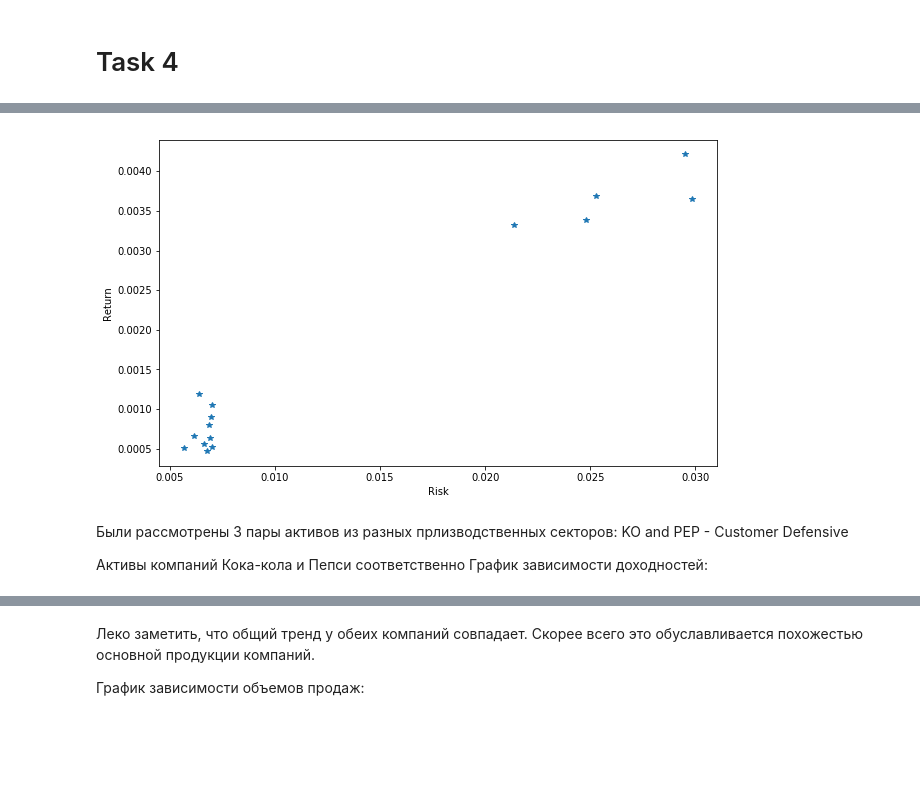
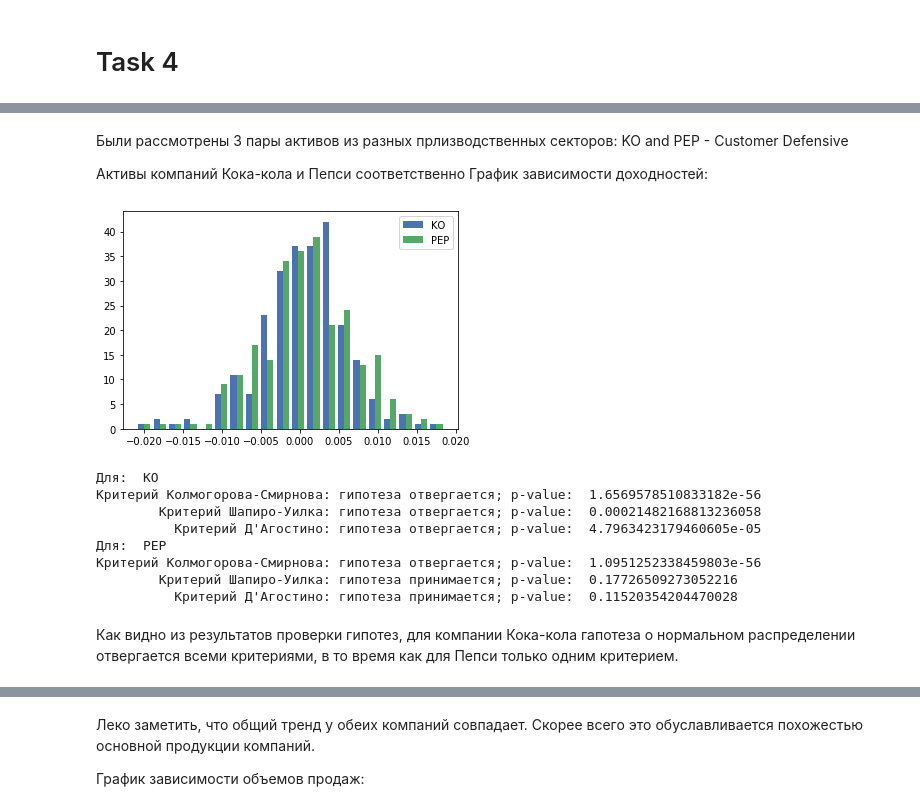
Before and after one commit to MaksimovArtem/stonks, a Jupyter notebook: Stonks.ipynb, the cells around one changed output, grey strips where cells are left out. Saved outputs shown, nothing was run; the diff lists cells and outputs as text; code cells hidden in the pictures; blank space fills up the shorter version.

```diff
--- a/Stonks.ipynb
+++ b/Stonks.ipynb
@@ -289,8 +295,3 @@ def plot_for_tickers(Tickers):
-# %%
-Tickers = find_good_actives(allRisks,allReturns,15)
-plot_for_tickers(Tickers)
-# %% [output]
-[figure, removed]
 # %%
 def plot_smth(Tickers,Column):
     plt.figure(figsize=(10,6))
@@ -302,12 +303,56 @@ def plot_smth(Tickers,Column):
         time = returns.index.values
         plt.plot(time, array)
     plt.show()
+# %%
+def plot_norm(Tickers, Column, alpha):
+    plt.style.use('seaborn-deep')
+    x = [transform(Tickers[0], Column),transform(Tickers[1], Column)]
+#     y = transform(Tickers[1], Column)
+    plt.hist(x, bins = 20, label=Tickers)
+    plt.legend(loc='upper right')
+    plt.show()
+    for i in range(len(Tickers)):
+
+        print("Для: ", Tickers[i])
+
+        hyp = stats.kstest(x[i], 'norm')
+        if(hyp[1] < alpha):
+            print("Критерий Колмогорова-Смирнова: гипотеза отвергается; p-value: ",hyp[1])
+        else:
+            print("Критерий Колмогорова-Смирнова: гипотеза принимается; p-value: ",hyp[1])
+
+
+        hyp = stats.shapiro(x[i])
+        if(hyp[1] < 0.05):
+            print("        Критерий Шапиро-Уилка: гипотеза отвергается; p-value: ",hyp[1])
+        else:
+            print("        Критерий Шапиро-Уилка: гипотеза принимается; p-value: ",hyp[1])
+
+        hyp = stats.normaltest(x[i])
+        if(hyp[1] < 0.05):
+            print("          Критерий Д'Агостино: гипотеза отвергается; p-value: ",hyp[1])
+        else:
+            print("          Критерий Д'Агостино: гипотеза принимается; p-value: ",hyp[1])
 # %% [markdown]
 Были рассмотрены 3 пары активов из разных прлизводственных секторов:
 KO and PEP - Customer Defensive
 
 Активы компаний Кока-кола и Пепcи соответственно
 График зависимости доходностей:
+# %%
+plot_norm(['KO','PEP'], "Return", 0.05)
+# %% [output]
+[figure, added]
+Для:  KO
+Критерий Колмогорова-Смирнова: гипотеза отвергается; p-value:  1.6569578510833182e-56
+        Критерий Шапиро-Уилка: гипотеза отвергается; p-value:  0.00021482168813236058
+          Критерий Д'Агостино: гипотеза отвергается; p-value:  4.7963423179460605e-05
+Для:  PEP
+Критерий Колмогорова-Смирнова: гипотеза отвергается; p-value:  1.0951252338459803e-56
+        Критерий Шапиро-Уилка: гипотеза принимается; p-value:  0.17726509273052216
+          Критерий Д'Агостино: гипотеза принимается; p-value:  0.11520354204470028
+# %% [markdown]
+Как видно из результатов проверки гипотез, для компании Кока-кола гапотеза о нормальном распределении отвергается всеми критериями, в то время как для Пепси только одним критерием.
 # %%
 plot_smth(['KO','PEP'],"Return")
 # %% [output]
```
Also changed, not shown: parts of 53 cells of this notebook.
